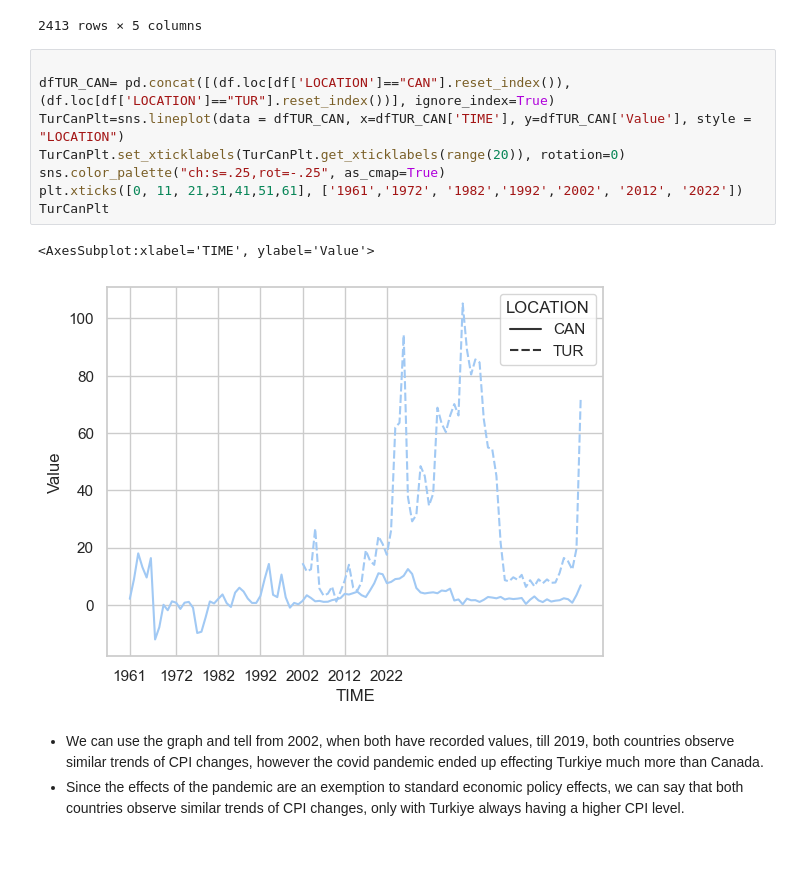
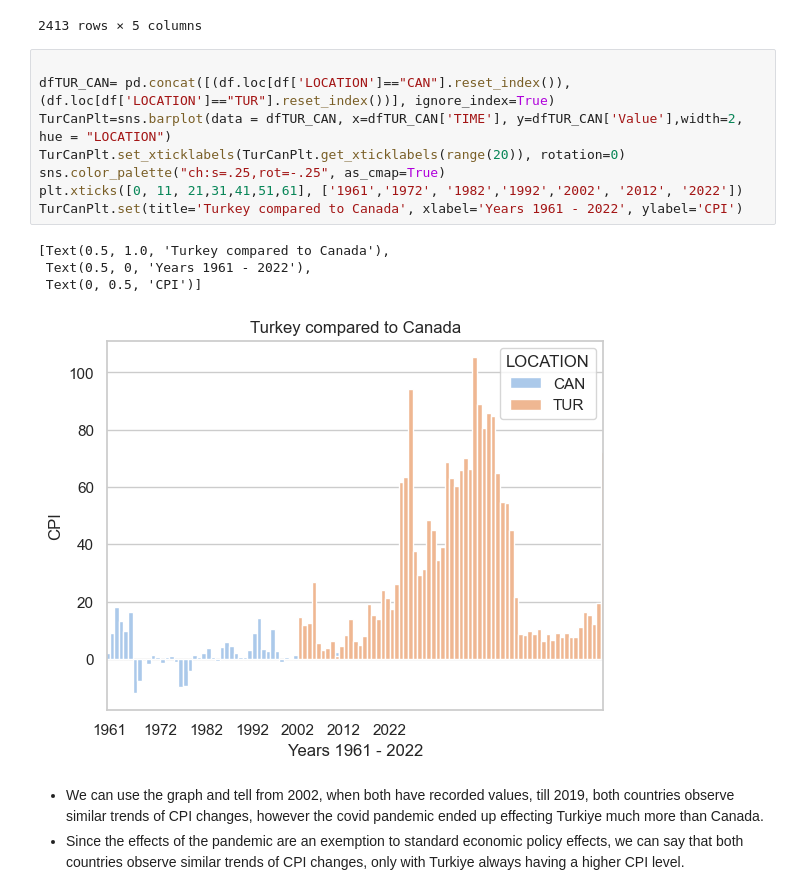
Before and after one commit to ubco-W2022T2-data301/project-group-group19, a Jupyter notebook: analysis/analysis3.ipynb, the cells around one changed output. Saved outputs shown, nothing was run; the diff lists cells and outputs as text; blank space fills up the shorter version.

```diff
--- a/analysis/analysis3.ipynb
+++ b/analysis/analysis3.ipynb
@@ -193,14 +194,16 @@ df
 # %%
 
 dfTUR_CAN= pd.concat([(df.loc[df['LOCATION']=="CAN"].reset_index()), (df.loc[df['LOCATION']=="TUR"].reset_index())], ignore_index=True)
-TurCanPlt=sns.lineplot(data = dfTUR_CAN, x=dfTUR_CAN['TIME'], y=dfTUR_CAN['Value'], style = "LOCATION")
+TurCanPlt=sns.barplot(data = dfTUR_CAN, x=dfTUR_CAN['TIME'], y=dfTUR_CAN['Value'],width=2, hue = "LOCATION")
 TurCanPlt.set_xticklabels(TurCanPlt.get_xticklabels(range(20)), rotation=0)
 sns.color_palette("ch:s=.25,rot=-.25", as_cmap=True)
 plt.xticks([0, 11, 21,31,41,51,61], ['1961','1972', '1982','1992','2002', '2012', '2022'])
-TurCanPlt
+TurCanPlt.set(title='Turkey compared to Canada', xlabel='Years 1961 - 2022', ylabel='CPI')
 # %% [output]
-<AxesSubplot:xlabel='TIME', ylabel='Value'>
+[Text(0.5, 1.0, 'Turkey compared to Canada'),
+ Text(0.5, 0, 'Years 1961 - 2022'),
+ Text(0, 0.5, 'CPI')]
-[figure, old version]
+[figure, new version]
 # %% [markdown]
 - We can use the graph and tell from 2002, when both have recorded values, till 2019, both countries observe similar trends of CPI changes, however the covid pandemic ended up effecting Turkiye much more than Canada.
 - Since the effects of the pandemic are an exemption to standard economic policy effects, we can say that both countries observe similar trends of CPI changes, only with Turkiye always having a higher CPI level.
```
Also changed, not shown: parts of 4 cells of this notebook, 1 other file.
